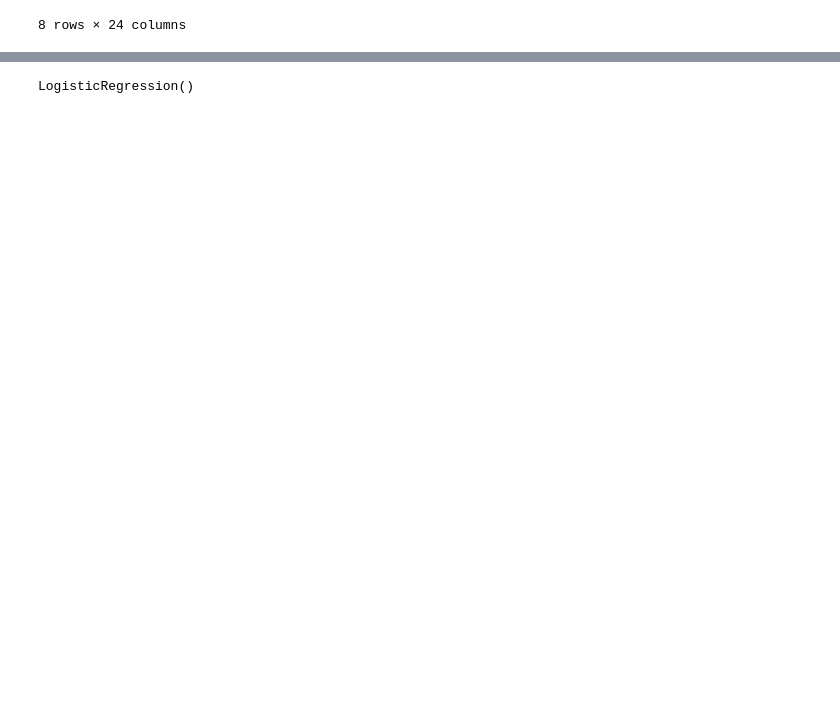
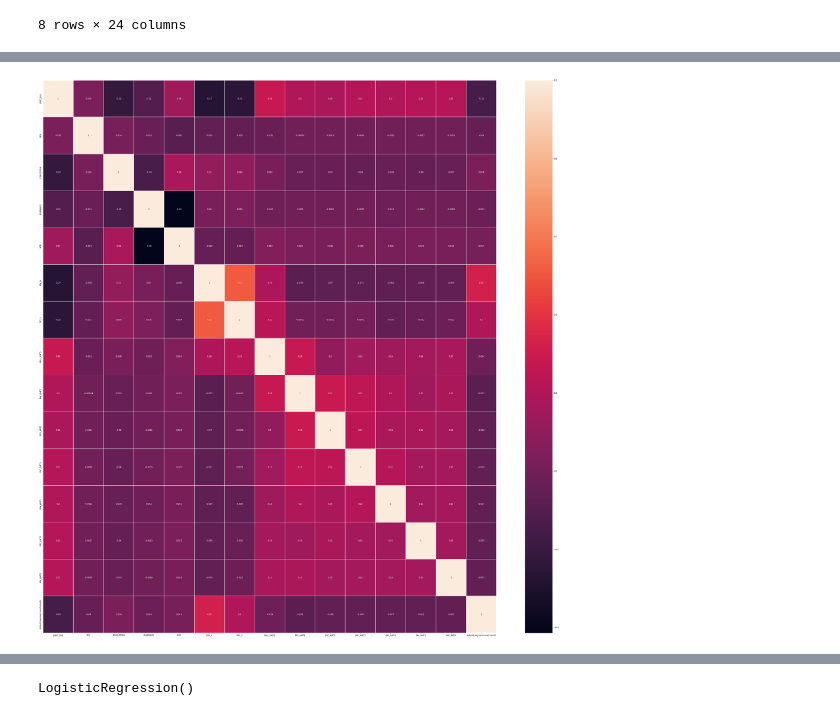
Before and after one commit to pooJa-verMa14/Machine-Learning, a Jupyter notebook: LabEval1.ipynb, the cells around one changed output, grey strips where cells are left out. Cells and saved outputs as stored; diff of their text form; code cells hidden in the pictures; blank space fills up the shorter version.

```diff
--- a/LabEval1.ipynb
+++ b/LabEval1.ipynb
@@ -131,0 +122,9 @@ correlations
+# %%
+# plotting correlation heatmap
+fig, ax = plt.subplots(figsize=(50, 50))
+dataplot = sns.heatmap(df2.corr(),linewidths=.3,annot=True)
+
+# displaying heatmap
+plt.show()
+# %% [output]
+[figure, added]
```
Also changed, not shown: parts of 13 cells of this notebook.
